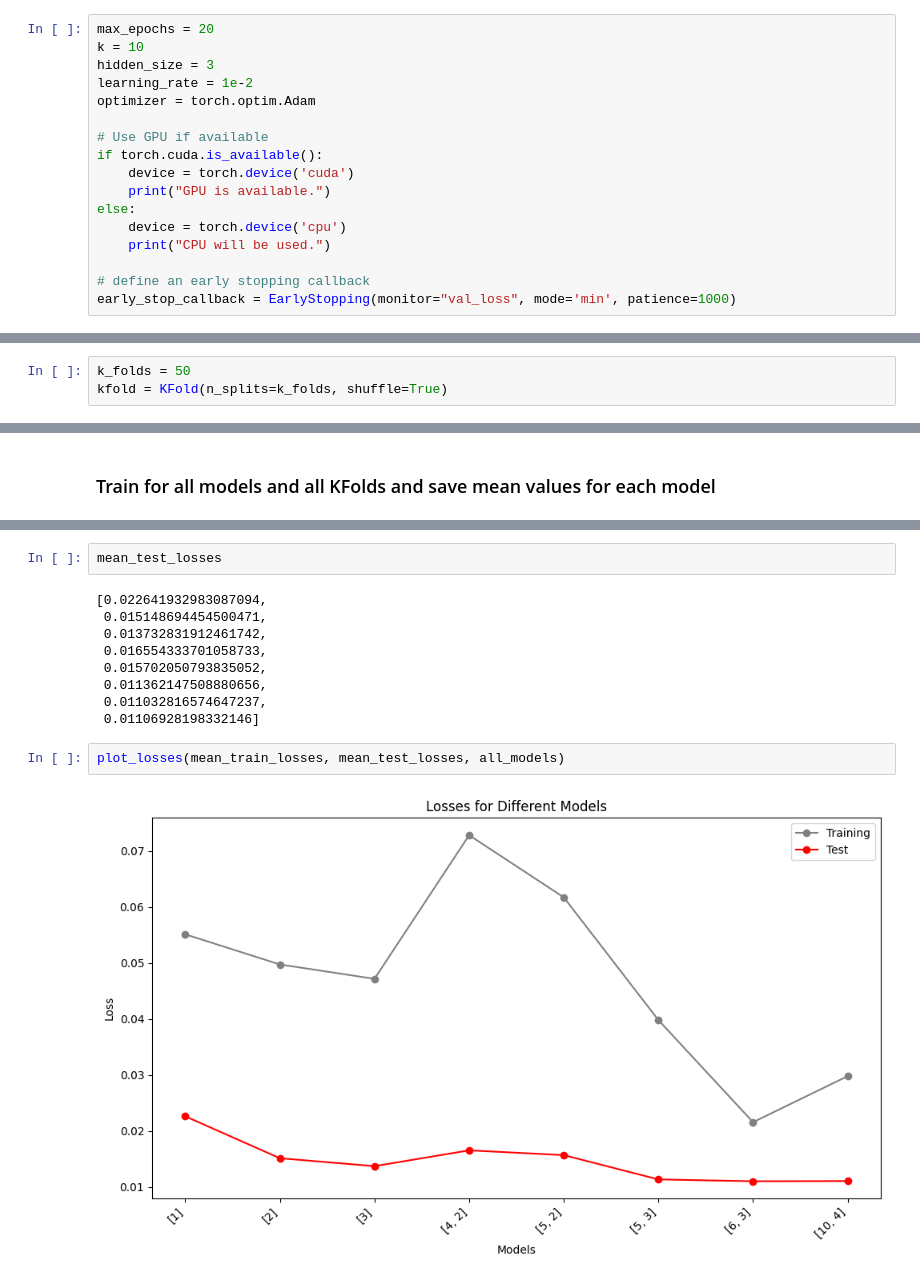
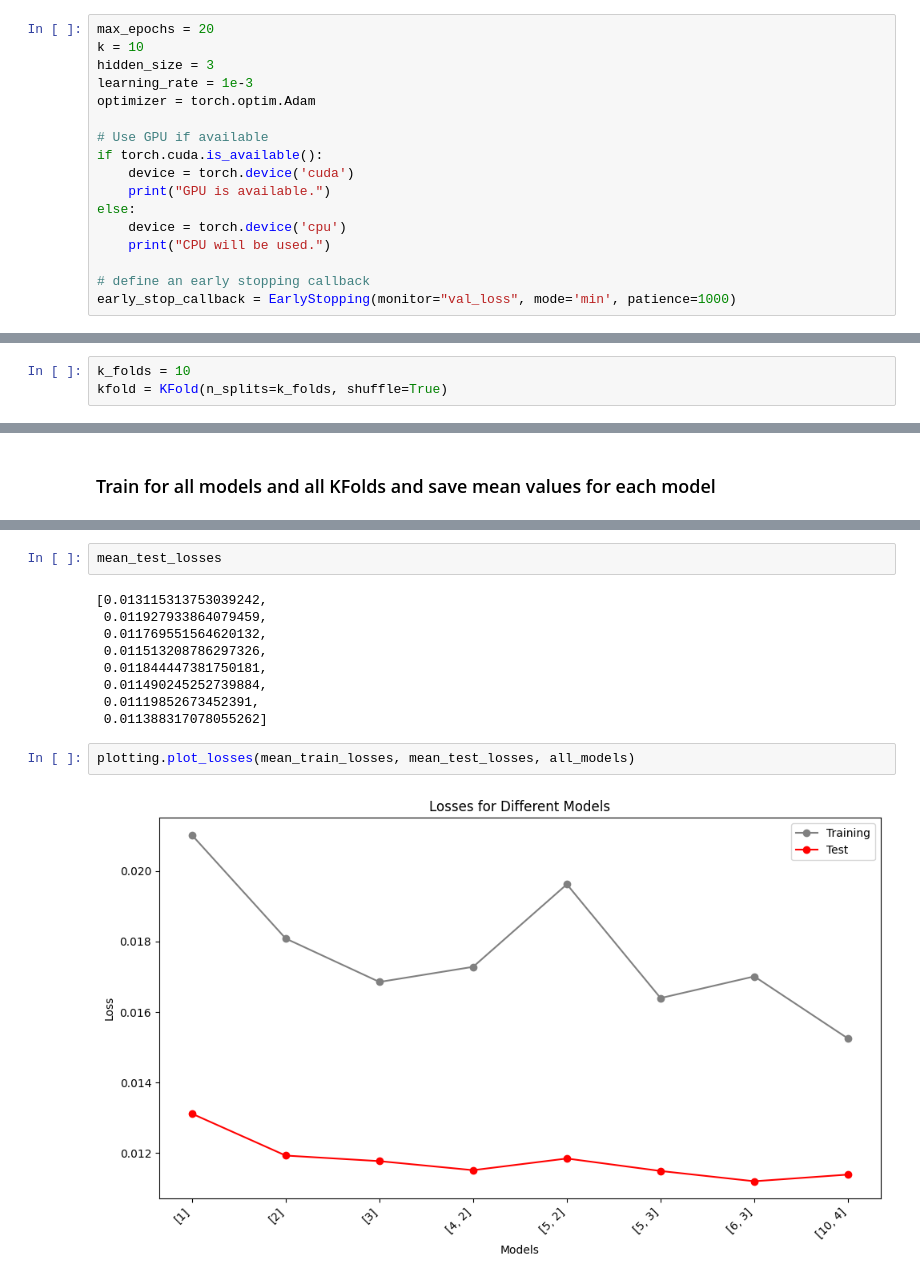
Before and after one commit to parimsuka/crowd-modeling-and-simulation, a Jupyter notebook: exercise6/tordeux-replication.ipynb, the cells around one changed output, grey strips where cells are left out. Drawn from its saved outputs; the diff is of its cells as text.

Commit message:
Fully trained the NN model

```diff
--- a/exercise6/tordeux-replication.ipynb
+++ b/exercise6/tordeux-replication.ipynb
@@ -245,7 +232,7 @@ plt.show()
 max_epochs = 20
 k = 10
 hidden_size = 3
-learning_rate = 1e-2
+learning_rate = 1e-3
 optimizer = torch.optim.Adam
 
 # Use GPU if available
@@ -272,5 +259,5 @@ all_models = [[1], [2], [3], [4,2], [5,2], [5,3], [6,3], [10,4]]
 # %% [markdown]
 #### Initialize the KFold class
 # %%
-k_folds = 50
+k_folds = 10
 kfold = KFold(n_splits=k_folds, shuffle=True)
@@ -371,15 +405,15 @@ mean_train_losses
 # %%
 mean_test_losses
 # %% [output]
-[0.022641932983087094,
- 0.015148694454500471,
- 0.013732831912461742,
- 0.016554333701058733,
- 0.015702050793835052,
- 0.011362147508880656,
- 0.011032816574647237,
- 0.01106928198332146]
+[0.013115313753039242,
+ 0.011927933864079459,
+ 0.011769551564620132,
+ 0.011513208786297326,
+ 0.011844447381750181,
+ 0.011490245252739884,
+ 0.01119852673452391,
+ 0.011388317078055262]
 # %%
-plot_losses(mean_train_losses, mean_test_losses, all_models)
+plotting.plot_losses(mean_train_losses, mean_test_losses, all_models)
 # %% [output]
-[figure, old version]
+[figure, new version]
```
Also changed, not shown: parts of 19 cells of this notebook.
